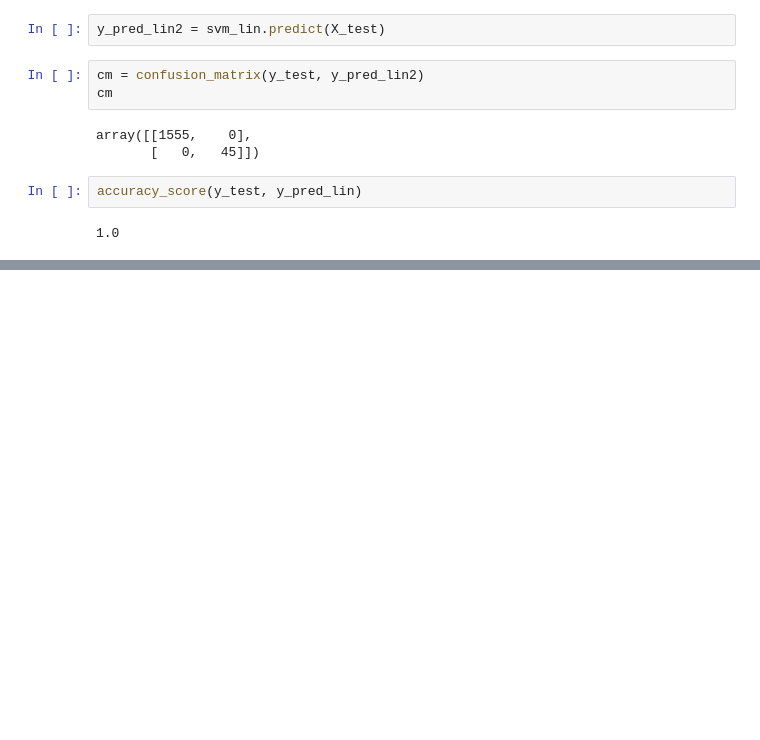
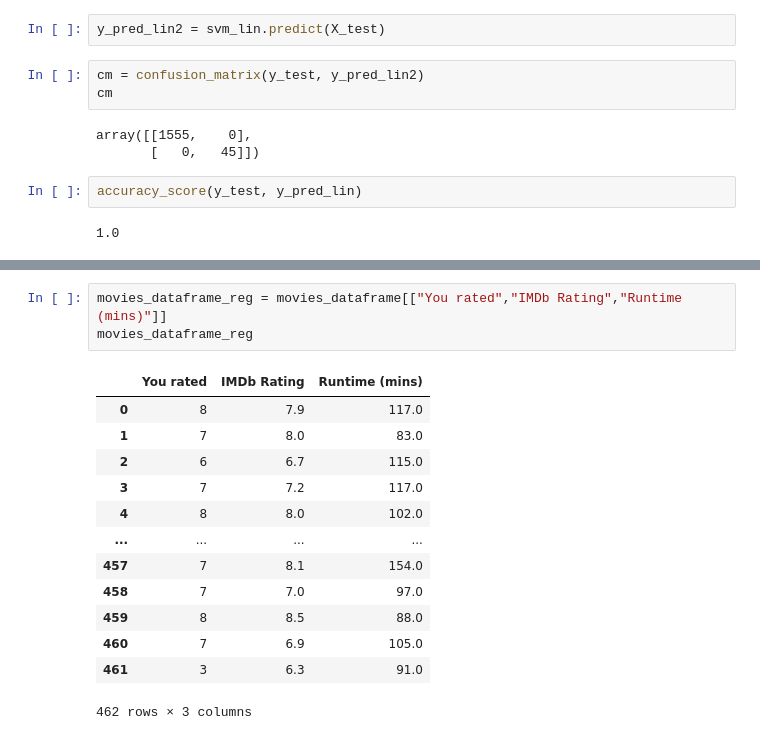
Before and after one commit to SantoshAdabala/Netflix-Data-Analysis, a Jupyter notebook: Support_Vector_Machine.ipynb, the cells around one changed output, grey strips where cells are left out. Cells and saved outputs as stored; diff of their text form; blank space fills up the shorter version.

```diff
--- a/Support_Vector_Machine.ipynb
+++ b/Support_Vector_Machine.ipynb
@@ -424,0 +459,17 @@ accuracy_score(y_test, y_pred_lin)
+# %%
+movies_dataframe_reg = movies_dataframe[["You rated","IMDb Rating","Runtime (mins)"]]
+movies_dataframe_reg
+# %% [output]
+|  | You rated | IMDb Rating | Runtime (mins) |
+| 0 | 8 | 7.9 | 117.0 |
+| 1 | 7 | 8.0 | 83.0 |
+| 2 | 6 | 6.7 | 115.0 |
+| 3 | 7 | 7.2 | 117.0 |
+| 4 | 8 | 8.0 | 102.0 |
+| ... | ... | ... | ... |
+| 457 | 7 | 8.1 | 154.0 |
+| 458 | 7 | 7.0 | 97.0 |
+| 459 | 8 | 8.5 | 88.0 |
+| 460 | 7 | 6.9 | 105.0 |
+| 461 | 3 | 6.3 | 91.0 |
+462 rows × 3 columns
```
Also changed, not shown: parts of 8 cells of this notebook.
